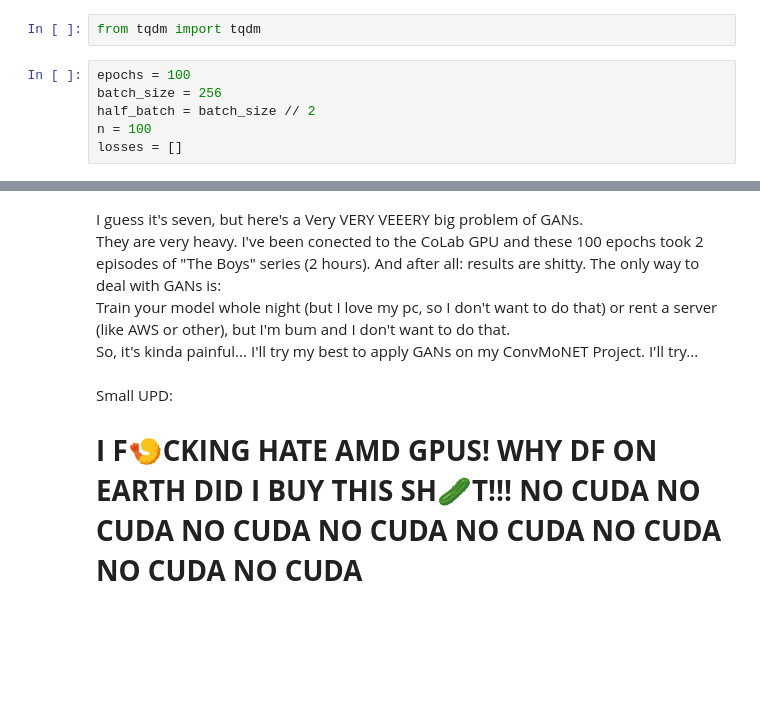
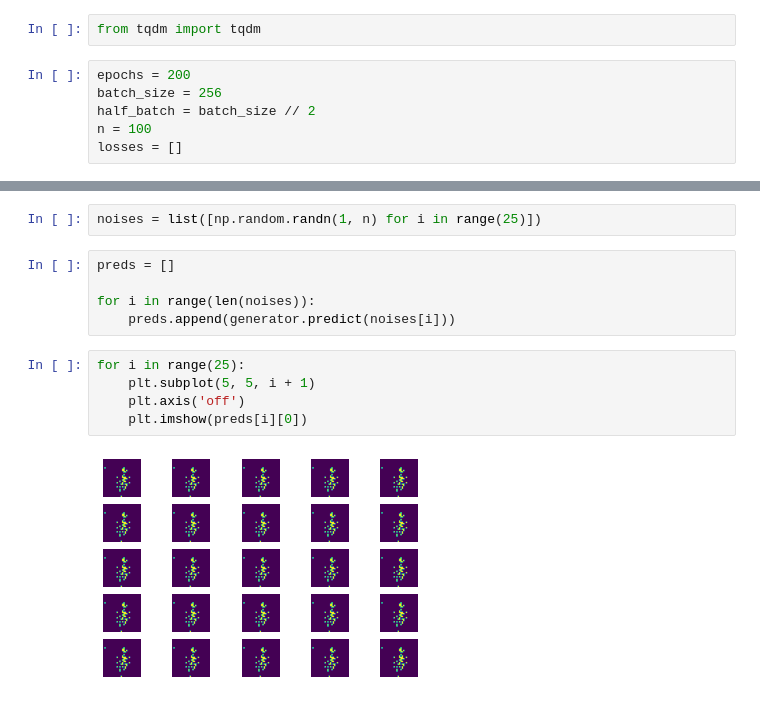
Before and after one commit to Venchislav/Neural-Networks, a Jupyter notebook: GAN_MNIST.ipynb, the cells around one changed output, grey strips where cells are left out. Drawn from its saved outputs; the diff is of its cells as text; blank space fills up the shorter version.

```diff
--- a/GAN_MNIST.ipynb
+++ b/GAN_MNIST.ipynb
@@ -102,7 +94,7 @@ plt.imshow(gen_pred, cmap='gray');
 # %%
 from tqdm import tqdm
 # %%
-epochs = 100
+epochs = 200
 batch_size = 256
 half_batch = batch_size // 2
 n = 100
@@ -153,8 +145,14 @@ epoch 99 ---- losses[d/g]: [2.333688353672869e-09, 76.71122741699219]
-# %% [markdown]
-I guess it's seven, but here's a Very VERY VEEERY big problem of GANs.<br>
-They are very heavy. I've been conected to the CoLab GPU and these 100 epochs took 2 episodes of "The Boys" series (2 hours). And after all: results are shitty. The only way to deal with GANs is: <br>
-Train your model whole night (but I love my pc, so I don't want to do that) or rent a server (like AWS or other), but I'm bum and I don't want to do that.<br>
-So, it's kinda painful... I'll try my best to apply GANs on my ConvMoNET Project. I'll try...
-# %% [markdown]
-Small UPD:<br>
-# **I F🍤CKING HATE AMD GPUS! WHY DF ON EARTH DID I BUY THIS SH🥒T!!! NO CUDA NO CUDA NO CUDA NO CUDA NO CUDA NO CUDA NO CUDA NO CUDA**
+# %%
+noises = list([np.random.randn(1, n) for i in range(25)])
+# %%
+preds = []
+
+for i in range(len(noises)):
+    preds.append(generator.predict(noises[i]))
+# %%
+for i in range(25):
+    plt.subplot(5, 5, i + 1)
+    plt.axis('off')
+    plt.imshow(preds[i][0])
+# %% [output]
+[figure, added]
```
Also changed, not shown: parts of 9 cells of this notebook.
